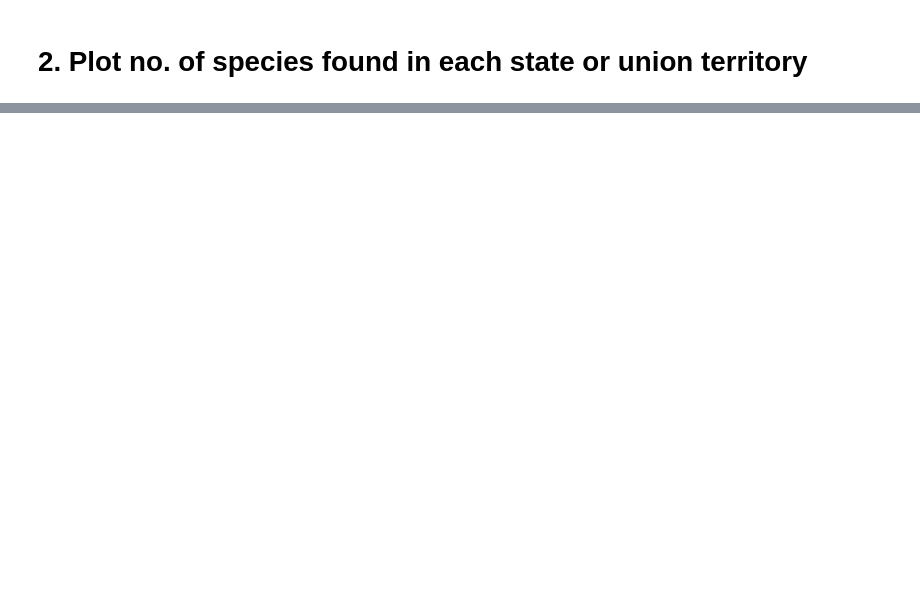
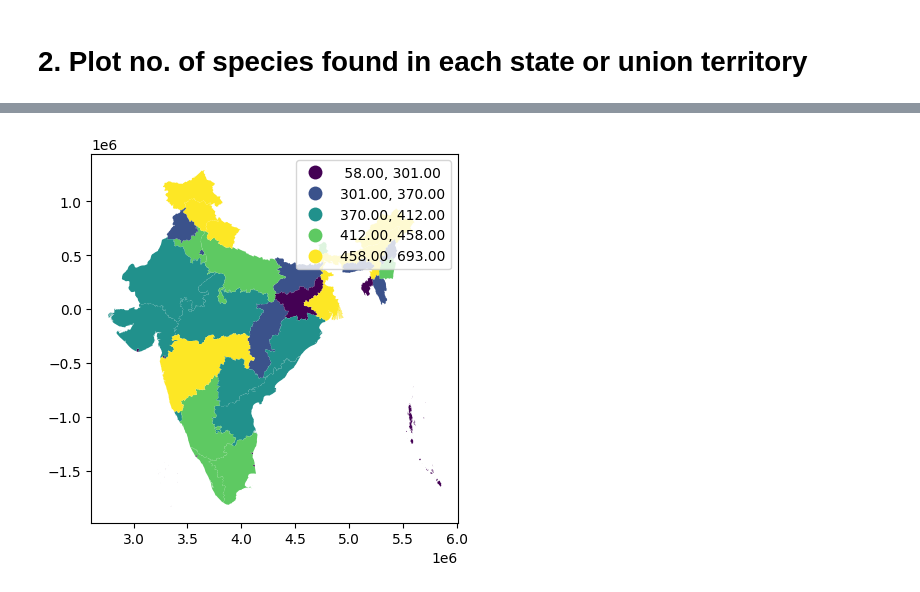
Before and after one commit to Adhikari-Priyanka/birds_vis, a Jupyter notebook: data_vis1.ipynb, the cells around one changed output, grey strips where cells are left out. Drawn from its saved outputs; the diff is of its cells as text; code cells hidden in the pictures; blank space fills up the shorter version.

```diff
--- a/data_vis1.ipynb
+++ b/data_vis1.ipynb
@@ -4,5 +4,8 @@
 import pandas as pd
 import plotly.express as px
 import geopandas as gpd
+import matplotlib.pyplot as plt
 
 all_birds = pd.read_csv('F:\\Python_projects\\state_of_birds_india\\birds_vis\\all_birds.csv')
+ind_adm1 = gpd.read_file('F:\\Python_projects\\state_of_birds_india\\birds_vis\\IND_adm1.gpkg')
+india = ind_adm1.to_crs(epsg='24378')
@@ -91,0 +29,3 @@ def top_n(my_df, col, type, n):
+# %%
+state_wise = all_birds.groupby('source').count().sort_values(by='Unnamed: 0', ascending =False).reset_index()[['source', 'Unnamed: 0']]
+state_wise.head(2)
@@ -91,0 +36,3 @@ def top_n(my_df, col, type, n):
+# %%
+result = pd.merge(india, state_wise, how='left', left_on='NAME_1', right_on='source')
+result.head(2)
@@ -91,0 +45,7 @@ def top_n(my_df, col, type, n):
+# %%
+result.plot(column = 'Unnamed: 0', scheme= 'quantiles', k=5,cmap='viridis', legend = True)
+ax.set_axis_off()
+ax.autoscale()
+plt.show()
+# %% [output]
+[figure, added]
```
Also changed, not shown: parts of 11 cells of this notebook, 3 other files.
